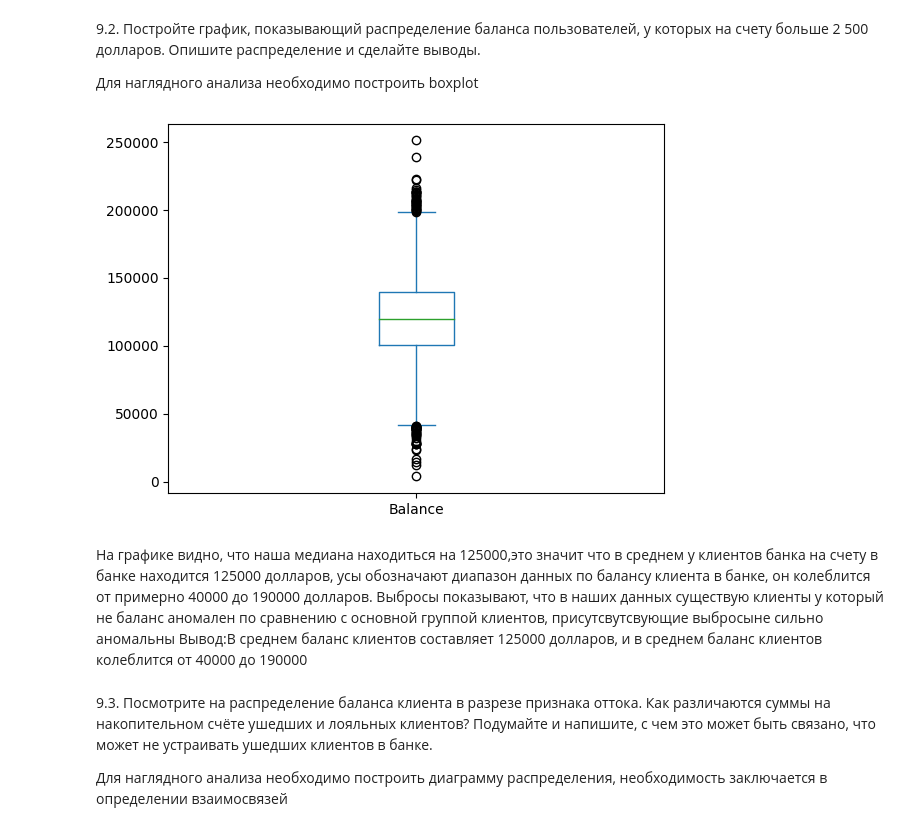
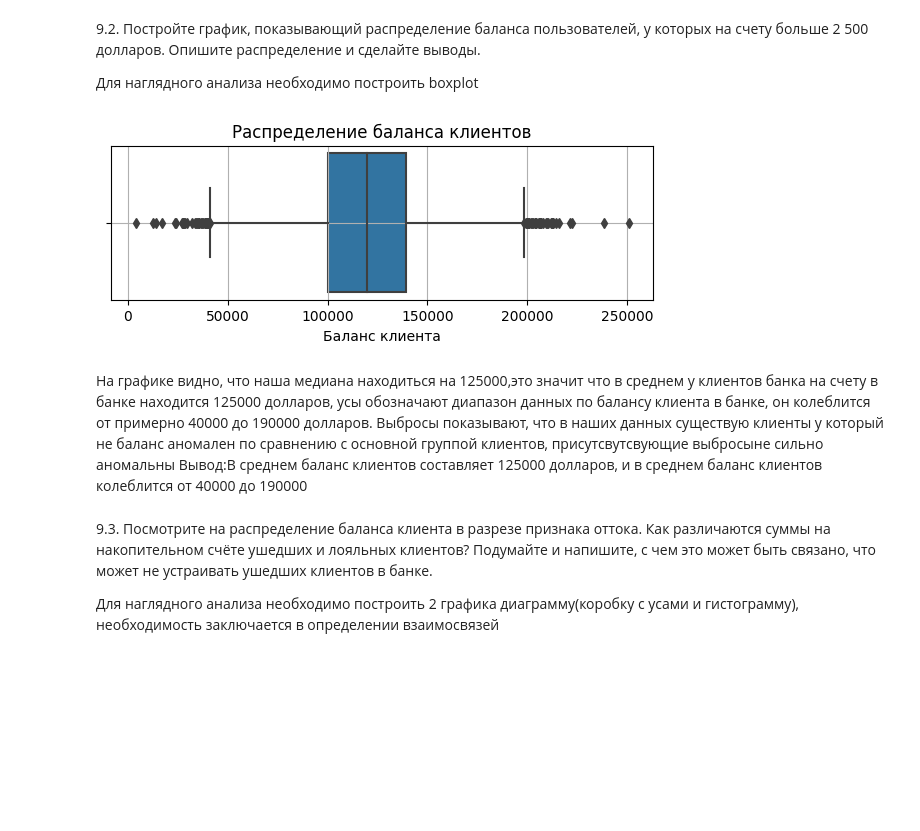
Before and after one commit to Gor36/Final_task_2, a Jupyter notebook: Task_2.ipynb, the cells around one changed output. Cells and saved outputs as stored; diff of their text form; code cells hidden in the pictures; blank space fills up the shorter version.

```diff
--- a/Task_2.ipynb
+++ b/Task_2.ipynb
@@ -133,25 +150,37 @@ exefer.pie(
 # %%
 #churn_data['Balance'] = churn_data['Balance'].astype('int32') заменяем тип данных Balance с odject на int32 чтобы можно было прогнать через цикл
 
 
 #создаем переменную чтобы прогнать через цикл
 balance1 = churn_data['Balance']
 
 # создаём список чтобы внести тудаи результат цикла
 balance1_list = []
 
 #создаём цикл для выделения из общего баланса, баланс свыше 2500 долларов
 for i in balance1:
     if i > 2500:
         balance1_list.append(i)
 #Заменяю в копированном датафрейме(чтобы не испортить основной) данные о балансах так чтобы в датафрейме хранились лишь балансы свыше 2500 дол.
 churn_data_copy['Balance'] = pd.DataFrame({
     'Balance':balance1_list,
 })
+
+
 #строю коробчатую диаграмму
-churn_data['Balance'].plot(kind='box');
+fig = plt.figure(figsize=(7, 2))
+boxplot = sns.boxplot(
+    data=churn_data_copy,
+    x='Balance',
+    orient='h',#отвечает за горизонтальное расоложение графика
+    width=0.9#ширина коробки
+)
+
+boxplot.set_title('Распределение баланса клиентов');
+boxplot.set_xlabel('Баланс клиента');
+boxplot.grid()
 # %% [output]
-[figure, old version]
+[figure, new version]
 # %% [markdown]
 На графике видно, что наша медиана находиться на 125000,это значит что в среднем у клиентов банка на счету в банке находится 125000 долларов,
 усы обозначают диапазон данных по балансу клиента в банке, он колеблится от примерно 40000 до 190000 долларов. Выбросы показывают, что в наших данных существую клиенты у который не баланс аномален по сравнению с основной группой клиентов, присутсвутсвующие выбросыне сильно аномальны
@@ -159,4 +188,4 @@ churn_data['Balance'].plot(kind='box');
 # %% [markdown]
 9.3. Посмотрите на распределение баланса клиента в разрезе признака оттока. Как различаются суммы на накопительном счёте ушедших и лояльных клиентов? Подумайте и напишите, с чем это может быть связано, что может не устраивать ушедших клиентов в банке.
 
-Для наглядного анализа необходимо построить диаграмму распределения, необходимость заключается в определении взаимосвязей
+Для наглядного анализа необходимо построить 2 графика диаграмму(коробку с усами и гистограмму), необходимость заключается в определении взаимосвязей
```
Also changed, not shown: parts of 5 cells of this notebook.
